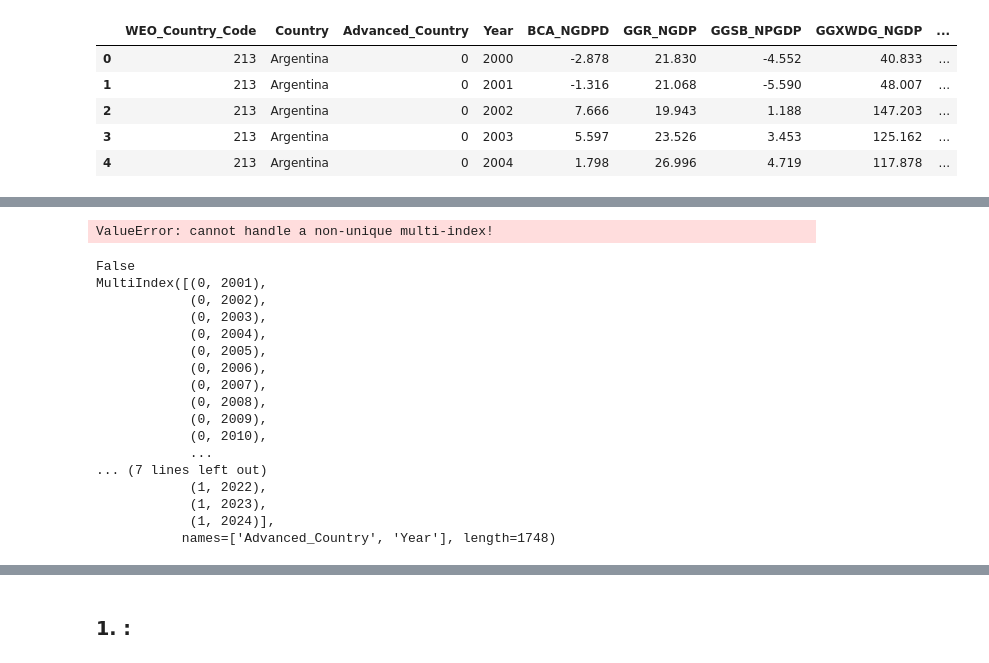
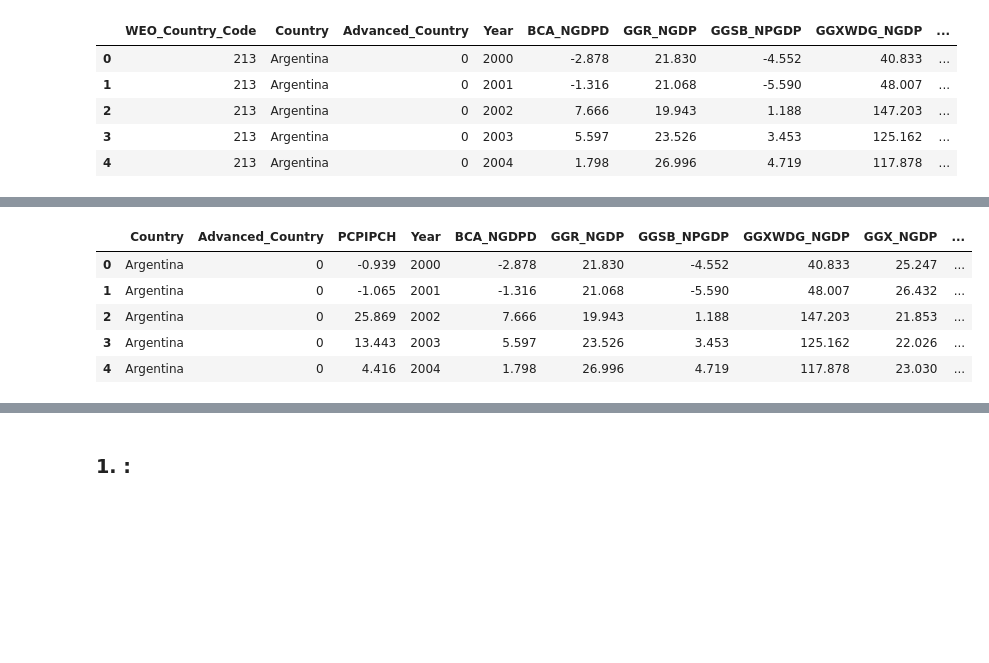
Before and after one commit to MohamedataS/Inflation-Forecasting-PanelModels, a Jupyter notebook: 07-Models_Panel_Data/01-Models.ipynb, the cells around one changed output, grey strips where cells are left out. Cells and saved outputs as stored; diff of their text form; code cells hidden in the pictures; blank space fills up the shorter version.

```diff
--- a/07-Models_Panel_Data/01-Models.ipynb
+++ b/07-Models_Panel_Data/01-Models.ipynb
@@ -289,28 +88,16 @@ panel_df.head()
-# %%
-
-fd_model = FirstDifferenceOLS(y_dyn, X_dyn)
-fd_results = fd_model.fit()
-print(fd_results.summary)
-# %% [output]
-ValueError: cannot handle a non-unique multi-index!
-# %%
-print(panel_df.index.is_unique)
-print(panel_df.index)
-# %% [output]
-False
-MultiIndex([(0, 2001),
-            (0, 2002),
-            (0, 2003),
-            (0, 2004),
-            (0, 2005),
-            (0, 2006),
-            (0, 2007),
-            (0, 2008),
-            (0, 2009),
-            (0, 2010),
-            ...
-... (7 lines left out)
-            (1, 2022),
-            (1, 2023),
-            (1, 2024)],
-           names=['Advanced_Country', 'Year'], length=1748)
+# %%
+#df = df[[col for col in df.columns if col != "PCPIPCH"]+["PCPIPCH"] ]
+
+cols = list(df.columns)
+cols.remove('PCPIPCH')
+cols.insert(2, 'PCPIPCH')
+df = df[cols]
+
+df.head()
+# %% [output]
+|  | Country | Advanced_Country | PCPIPCH | Year | BCA_NGDPD | GGR_NGDP | GGSB_NPGDP | GGXWDG_NGDP | GGX_NGDP | ... |
+| 0 | Argentina | 0 | -0.939 | 2000 | -2.878 | 21.830 | -4.552 | 40.833 | 25.247 | ... |
+| 1 | Argentina | 0 | -1.065 | 2001 | -1.316 | 21.068 | -5.590 | 48.007 | 26.432 | ... |
+| 2 | Argentina | 0 | 25.869 | 2002 | 7.666 | 19.943 | 1.188 | 147.203 | 21.853 | ... |
+| 3 | Argentina | 0 | 13.443 | 2003 | 5.597 | 23.526 | 3.453 | 125.162 | 22.026 | ... |
+| 4 | Argentina | 0 | 4.416 | 2004 | 1.798 | 26.996 | 4.719 | 117.878 | 23.030 | ... |
```
Also changed, not shown: parts of 30 cells of this notebook, 4 other files.
